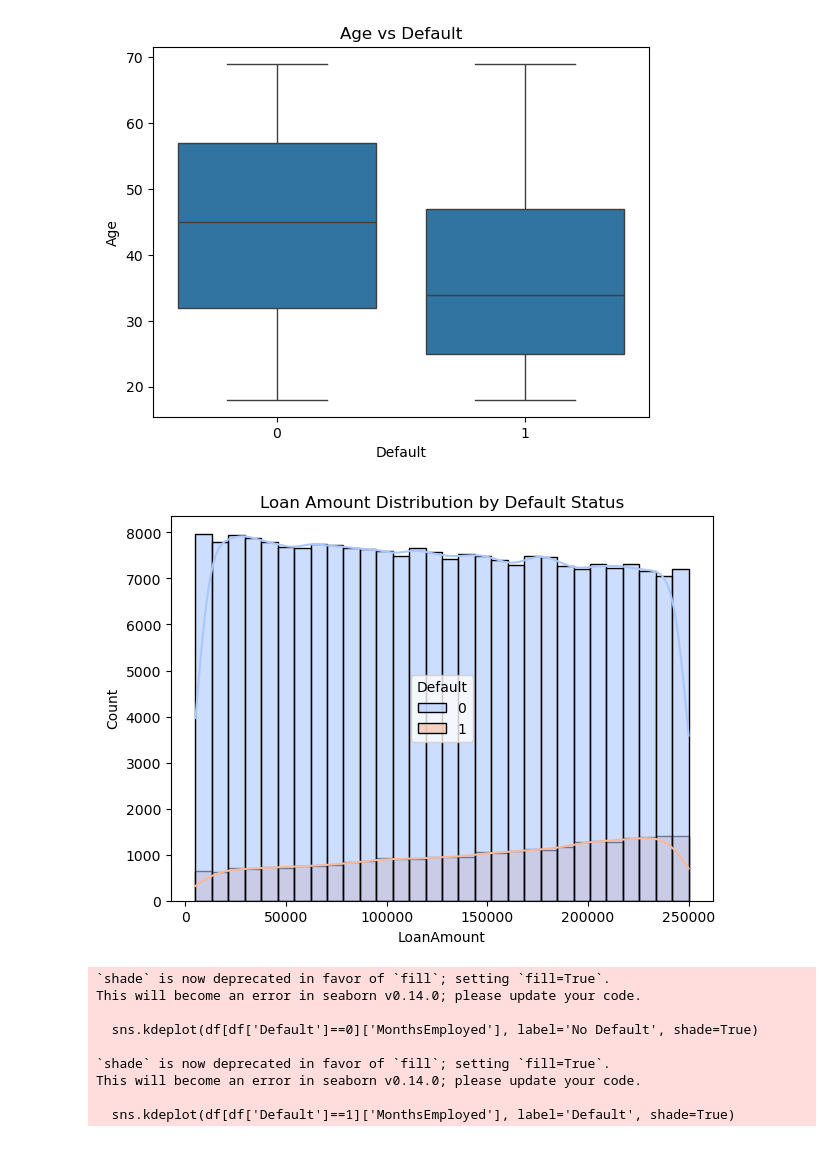
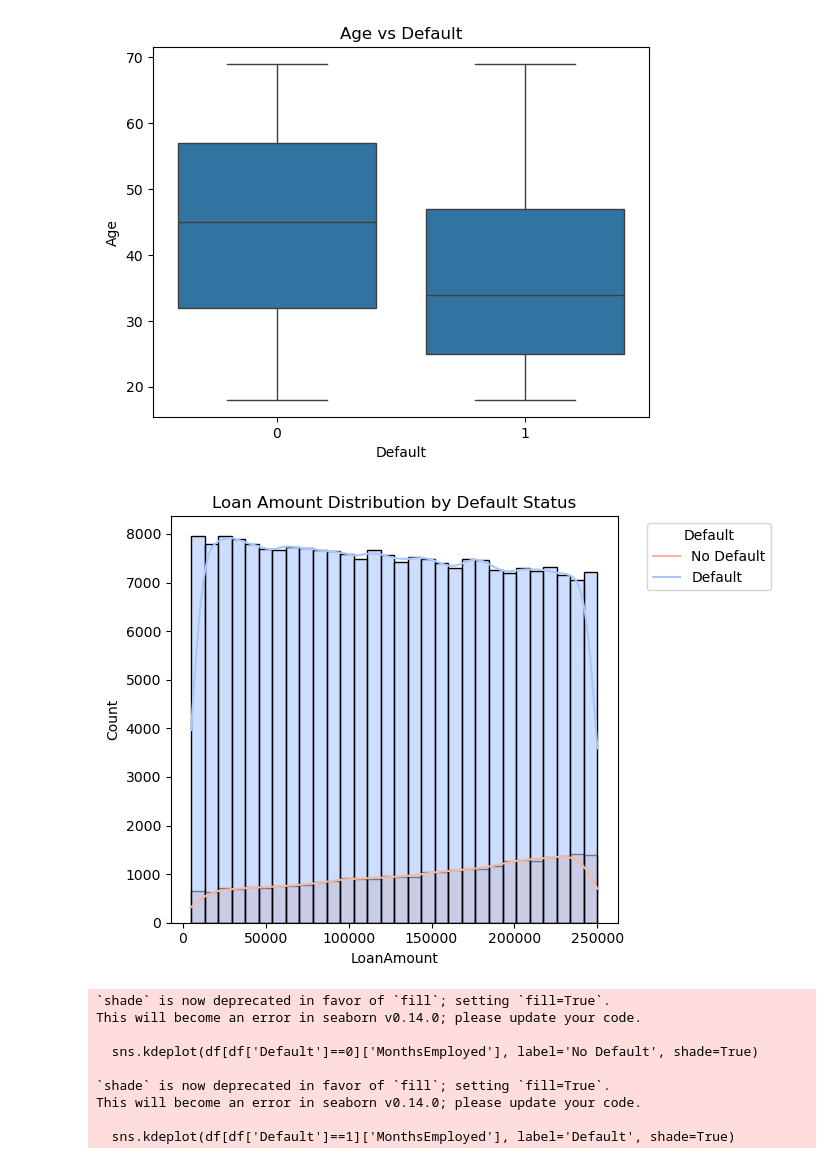
Before and after one commit to springboardmentor891v/CreditPathAI_Oct_Batch, a Jupyter notebook: main.ipynb, the cells around one changed output. Drawn from its saved outputs; the diff is of its cells as text; code cells hidden in the pictures.

```diff
--- a/main.ipynb
+++ b/main.ipynb
@@ -195,12 +196,34 @@ plt.show()
 # %% [output]
 [figure]
 # %%
+import matplotlib.pyplot as plt
+import seaborn as sns
+
 plt.figure(figsize=(7,5))
-sns.histplot(data=df, x='LoanAmount', hue='Default', bins=30, kde=True, alpha=0.6, palette='coolwarm')
+ax = sns.histplot(
+    data=df,
+    x='LoanAmount',
+    hue='Default',
+    bins=30,
+    kde=True,
+    alpha=0.6,
+    palette='coolwarm'
+)
+
 plt.title('Loan Amount Distribution by Default Status')
+
+# ✅ Get the current legend from Seaborn and move it outside
+plt.legend(
+    title='Default',
+    bbox_to_anchor=(1.05, 1),
+    loc='upper left',
+    labels=['No Default', 'Default']  # optional: use custom labels if needed
+)
+
+plt.tight_layout()
 plt.show()
 # %% [output]
-[figure, old version]
+[figure, new version]
 # %%
 sns.kdeplot(df[df['Default']==0]['MonthsEmployed'], label='No Default', shade=True)
 sns.kdeplot(df[df['Default']==1]['MonthsEmployed'], label='Default', shade=True)
```
Also changed, not shown: parts of 1 cell of this notebook.
